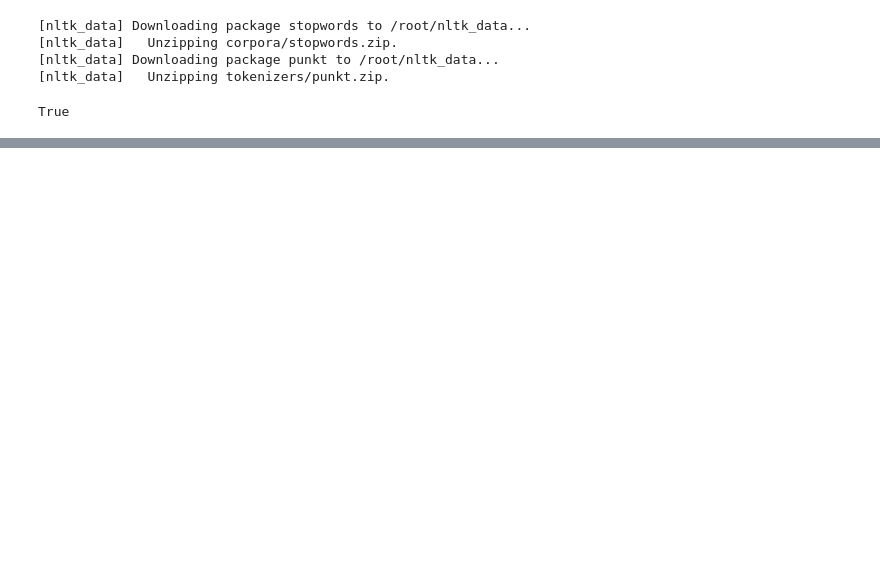
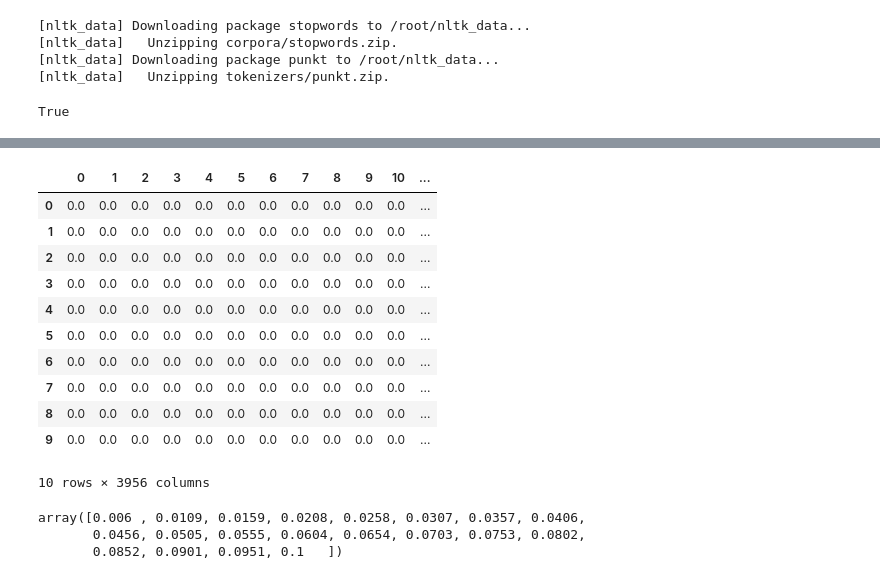
Before and after one commit to bachhvu/Policy-NLP, a Jupyter notebook: Model_Development.ipynb, the cells around one changed output, grey strips where cells are left out. Drawn from its saved outputs; the diff is of its cells as text; code cells hidden in the pictures; blank space fills up the shorter version.

```diff
--- a/Model_Development.ipynb
+++ b/Model_Development.ipynb
@@ -49,0 +82,17 @@ X_train, X_test, y_train, y_test = train_test_split(X, y, test_size=0.3, random_
+# %%
+df['output'] = segments['category_name']
+df['id'] = segments.index.get_level_values(0)
+df.head(10)
+# %% [output]
+|  | 0 | 1 | 2 | 3 | 4 | 5 | 6 | 7 | 8 | 9 | 10 | ... |
+| 0 | 0.0 | 0.0 | 0.0 | 0.0 | 0.0 | 0.0 | 0.0 | 0.0 | 0.0 | 0.0 | 0.0 | ... |
+| 1 | 0.0 | 0.0 | 0.0 | 0.0 | 0.0 | 0.0 | 0.0 | 0.0 | 0.0 | 0.0 | 0.0 | ... |
+| 2 | 0.0 | 0.0 | 0.0 | 0.0 | 0.0 | 0.0 | 0.0 | 0.0 | 0.0 | 0.0 | 0.0 | ... |
+| 3 | 0.0 | 0.0 | 0.0 | 0.0 | 0.0 | 0.0 | 0.0 | 0.0 | 0.0 | 0.0 | 0.0 | ... |
+| 4 | 0.0 | 0.0 | 0.0 | 0.0 | 0.0 | 0.0 | 0.0 | 0.0 | 0.0 | 0.0 | 0.0 | ... |
+| 5 | 0.0 | 0.0 | 0.0 | 0.0 | 0.0 | 0.0 | 0.0 | 0.0 | 0.0 | 0.0 | 0.0 | ... |
+| 6 | 0.0 | 0.0 | 0.0 | 0.0 | 0.0 | 0.0 | 0.0 | 0.0 | 0.0 | 0.0 | 0.0 | ... |
+| 7 | 0.0 | 0.0 | 0.0 | 0.0 | 0.0 | 0.0 | 0.0 | 0.0 | 0.0 | 0.0 | 0.0 | ... |
+| 8 | 0.0 | 0.0 | 0.0 | 0.0 | 0.0 | 0.0 | 0.0 | 0.0 | 0.0 | 0.0 | 0.0 | ... |
+| 9 | 0.0 | 0.0 | 0.0 | 0.0 | 0.0 | 0.0 | 0.0 | 0.0 | 0.0 | 0.0 | 0.0 | ... |
+10 rows × 3956 columns
@@ -49,0 +111,8 @@ X_train, X_test, y_train, y_test = train_test_split(X, y, test_size=0.3, random_
+# %%
+alpha_list1 = np.linspace(0.006, 0.1, 20)
+alpha_list1 = np.around(alpha_list1, decimals=4)
+alpha_list1
+# %% [output]
+array([0.006 , 0.0109, 0.0159, 0.0208, 0.0258, 0.0307, 0.0357, 0.0406,
+       0.0456, 0.0505, 0.0555, 0.0604, 0.0654, 0.0703, 0.0753, 0.0802,
+       0.0852, 0.0901, 0.0951, 0.1   ])
```
Also changed, not shown: parts of 16 cells of this notebook.
